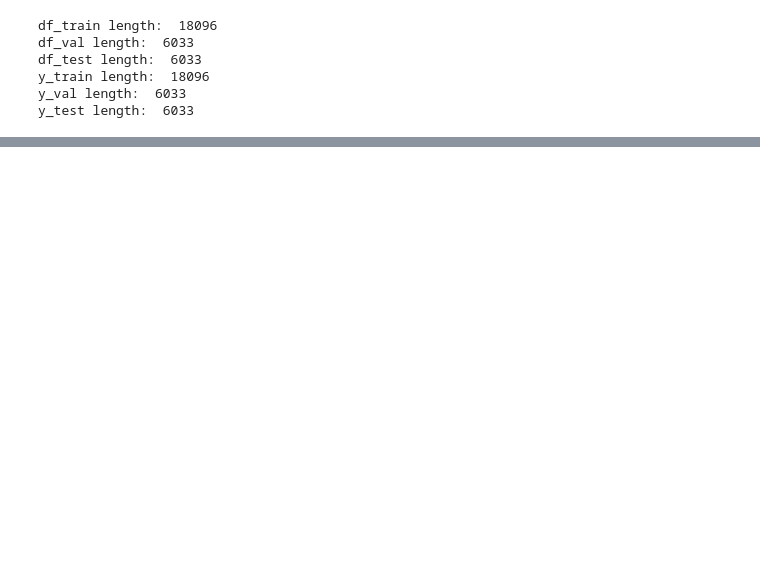
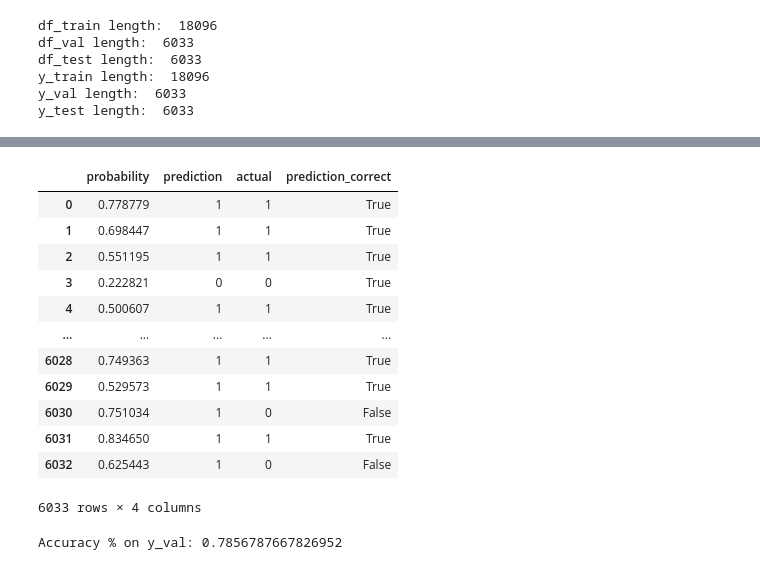
Before and after one commit to razorcd/ml-project, a Jupyter notebook: project1/project1.ipynb, the cells around one changed output, grey strips where cells are left out. Drawn from its saved outputs; the diff is of its cells as text; code cells hidden in the pictures; blank space fills up the shorter version.

```diff
--- a/project1/project1.ipynb
+++ b/project1/project1.ipynb
@@ -195,17 +231,3 @@ df_test length:  6033
 y_train length:  18096
 y_val length:  6033
 y_test length:  6033
-# %%
-# Hot Encoding
-from sklearn.feature_extraction import DictVectorizer
-
-train_dicts = df_train[categorical_columns+numerical_columns].to_dict(orient='records')
-dv = DictVectorizer(sparse = False) #sparse =True => enables sparse matrix by compressing 0 values
-dv.fit(train_dicts)
-dv.transform(train_dicts)
-display("Hot Encoding column names:",dv.get_feature_names()) # column names
-
-X_train = dv.fit_transform(train_dicts)
-
-val_dicts = df_val[categorical_columns+numerical_columns].to_dict(orient='records')
-X_val = dv.transform(val_dicts)
@@ -230,0 +291,26 @@ X_val = dv.transform(val_dicts)
+# %%
+# Check accuracy
+
+#check average accuracy on y_val
+df_pred = pd.DataFrame()
+df_pred["probability"] = y_pred_val
+df_pred["prediction"] = low_salary_pred.astype(int)
+df_pred["actual"] = y_val
+df_pred["prediction_correct"] = df_pred.prediction == df_pred.actual
+display(df_pred)
+print("Accuracy % on y_val:",df_pred.prediction_correct.mean())
+# %% [output]
+|  | probability | prediction | actual | prediction_correct |
+| 0 | 0.778779 | 1 | 1 | True |
+| 1 | 0.698447 | 1 | 1 | True |
+| 2 | 0.551195 | 1 | 1 | True |
+| 3 | 0.222821 | 0 | 0 | True |
+| 4 | 0.500607 | 1 | 1 | True |
+| ... | ... | ... | ... | ... |
+| 6028 | 0.749363 | 1 | 1 | True |
+| 6029 | 0.529573 | 1 | 1 | True |
+| 6030 | 0.751034 | 1 | 0 | False |
+| 6031 | 0.834650 | 1 | 1 | True |
+| 6032 | 0.625443 | 1 | 0 | False |
+6033 rows × 4 columns
+Accuracy % on y_val: 0.7856787667826952
```
Also changed, not shown: parts of 6 cells of this notebook.
